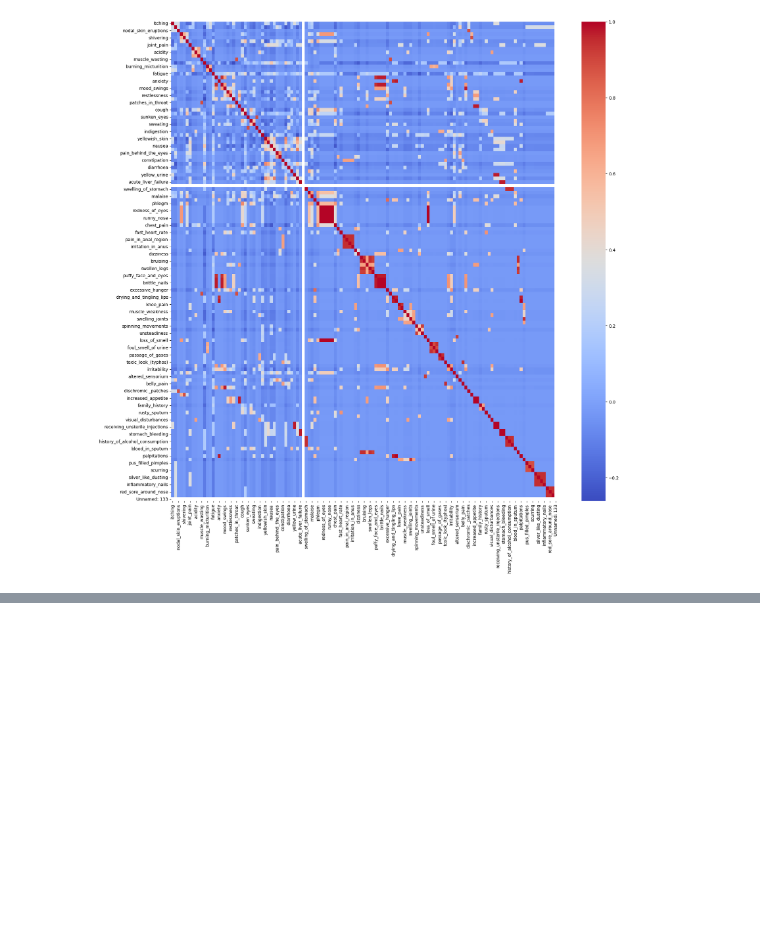
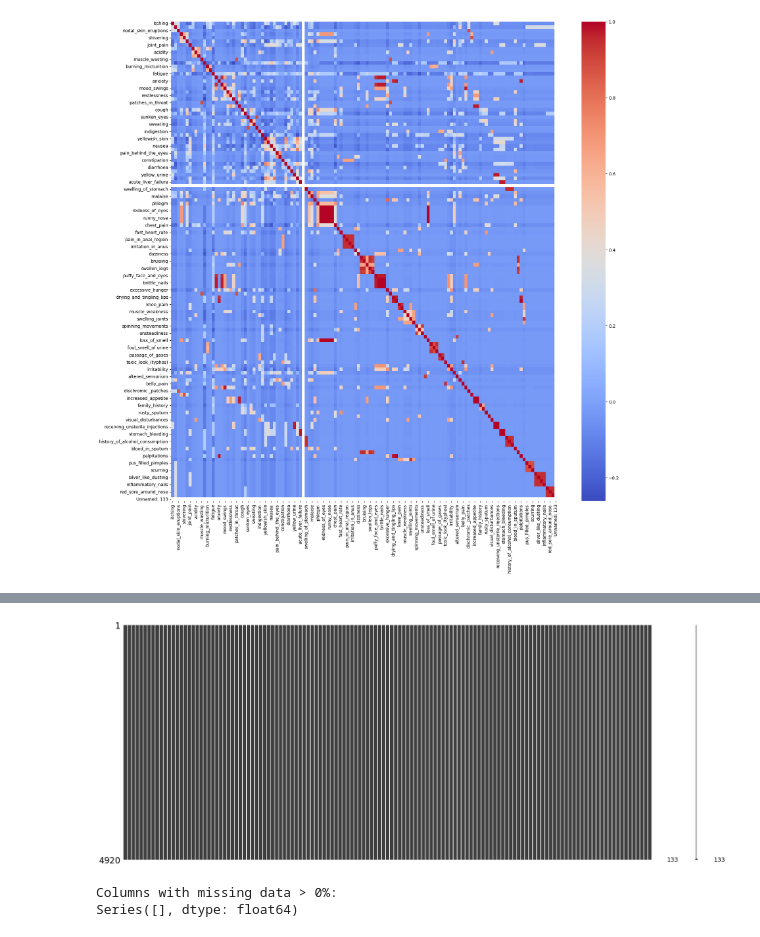
Before and after one commit to franklinen/disease_prediction, a Jupyter notebook: disease_classification.ipynb, the cells around one changed output, grey strips where cells are left out. Drawn from its saved outputs; the diff is of its cells as text; code cells hidden in the pictures; blank space fills up the shorter version.

```diff
--- a/disease_classification.ipynb
+++ b/disease_classification.ipynb
@@ -5,5 +11,5 @@ import matplotlib as plt
 # %%
-train_data = pd.read_csv('C:/Users/JustinOkeke/Downloads/Training.csv')
+train_data = pd.read_csv('data/Training.csv')
 
 train_data.head(10) # looking at the first few rows of data
 total_columns = len(train_data.columns)
@@ -66,0 +156,17 @@ Unnamed: 133                           NaN                NaN           NaN
+# %%
+
+# Visualize missing values
+msno.matrix(train_data)
+plt.show()
+# %% [output]
+[figure, added]
+# %%
+
+# 2. Handle Missing Data
+# Checking percentage of missing values
+missing_percentage = train_data.isnull().mean() * 100
+print("\nColumns with missing data > 0%:")
+print(missing_percentage[missing_percentage > 0].sort_values(ascending=False))
+# %% [output]
+Columns with missing data > 0%:
+Series([], dtype: float64)
```
Also changed, not shown: parts of 30 cells of this notebook.
